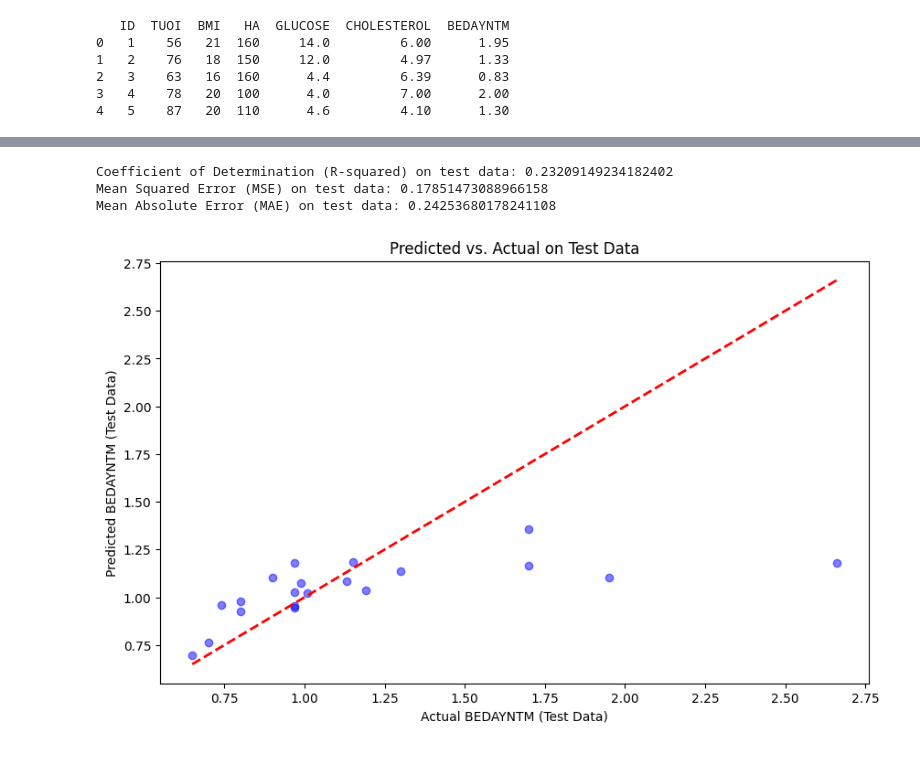
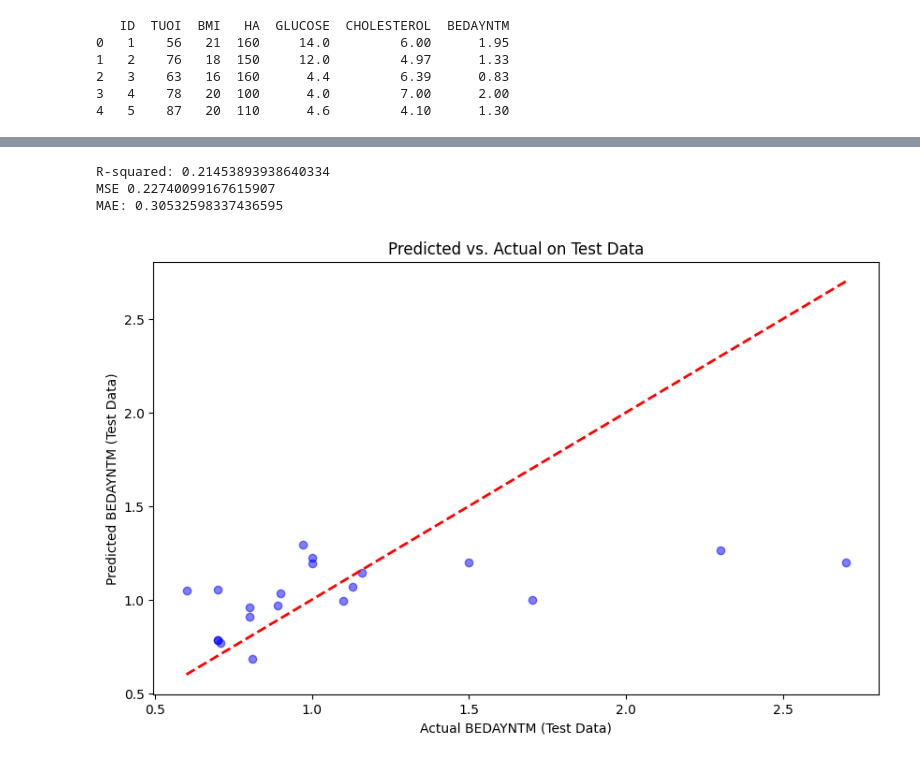
Before and after one commit to yuk068/machine-learning-mat3533, a Jupyter notebook: Jupyter/lr-assignment/example4_medical.ipynb, the cells around one changed output, grey strips where cells are left out. Cells and saved outputs as stored; diff of their text form; code cells hidden in the pictures.

```diff
--- a/Jupyter/lr-assignment/example4_medical.ipynb
+++ b/Jupyter/lr-assignment/example4_medical.ipynb
@@ -23,20 +23,20 @@ print(medical_data.head())
 3   4    78   20  100      4.0         7.00      2.00
 4   5    87   20  110      4.6         4.10      1.30
 # %%
-# # Subset the first 80 data points for training
-# training_data = medical_data.iloc[:80].copy()
+# Subset the first 80 data points for training
+training_data = medical_data.iloc[:80].copy()
 
-# X_train = training_data[['TUOI', 'BMI', 'HA', 'GLUCOSE', 'CHOLESTEROL']].values
-# y_train = training_data['BEDAYNTM'].values
+X_train = training_data[['TUOI', 'BMI', 'HA', 'GLUCOSE', 'CHOLESTEROL']].values
+y_train = training_data['BEDAYNTM'].values
 
-# # Subset the remaining 20 data points for testing
-# test_data = medical_data.iloc[80:].copy()
+# Subset the remaining 20 data points for testing
+test_data = medical_data.iloc[80:].copy()
 
-# X_test = test_data[['TUOI', 'BMI', 'HA', 'GLUCOSE', 'CHOLESTEROL']].values
-# y_test = test_data['BEDAYNTM'].values
+X_test = test_data[['TUOI', 'BMI', 'HA', 'GLUCOSE', 'CHOLESTEROL']].values
+y_test = test_data['BEDAYNTM'].values
 # %%
-X = medical_data[['TUOI', 'BMI', 'HA', 'GLUCOSE', 'CHOLESTEROL']].values
-y = medical_data['BEDAYNTM'].values
+# X = medical_data[['TUOI', 'BMI', 'HA', 'GLUCOSE', 'CHOLESTEROL']].values
+# y = medical_data['BEDAYNTM'].values
 
-# Split the data into training and testing sets using train_test_split
-X_train, X_test, y_train, y_test = train_test_split(X, y, test_size=0.2, random_state=42)
+# # Split the data into training and testing sets using train_test_split
+# X_train, X_test, y_train, y_test = train_test_split(X, y, test_size=0.2, random_state=42)
@@ -43,31 +76,33 @@ X_train, X_test, y_train, y_test = train_test_split(X, y, test_size=0.2, random_
 # %%
-# Method: sklearn linear regression
-regr = linear_model.LinearRegression(fit_intercept=True)  # fit_intercept=False for no bias
+# Method 2: sklearn linear regression
+
+# Train the model
+regr = linear_model.LinearRegression(fit_intercept=True)
 regr.fit(X_train, y_train)
 
 # Predict on the test set
-y_pred_test = regr.predict(X_test)
+y_pred = regr.predict(X_test)
 
 # Evaluate the model on the test set
-r2 = r2_score(y_test, y_pred_test)
-print("Coefficient of Determination (R-squared) on test data:", r2)
+r2 = r2_score(y_test, y_pred)
+print("R-squared:", r2)
 
-mse = mean_squared_error(y_test, y_pred_test)
-print("Mean Squared Error (MSE) on test data:", mse)
+mse = mean_squared_error(y_test, y_pred)
+print("MSE", mse)
 
-mae = mean_absolute_error(y_test, y_pred_test)
-print("Mean Absolute Error (MAE) on test data:", mae)
+mae = mean_absolute_error(y_test, y_pred)
+print("MAE:", mae)
 
 # Plot the test results (Predicted vs. Actual)
 plt.figure(figsize=(10, 6))
 plt.scatter(y_test, y_pred_test, color='blue', alpha=0.5)
 plt.xlabel('Actual BEDAYNTM (Test Data)')
 plt.ylabel('Predicted BEDAYNTM (Test Data)')
 plt.title('Predicted vs. Actual on Test Data')
 plt.plot([min(y_test), max(y_test)], [min(y_test), max(y_test)], color='red', linestyle='--', lw=2)  # Reference line
 plt.show()
 # %% [output]
-Coefficient of Determination (R-squared) on test data: 0.23209149234182402
-Mean Squared Error (MSE) on test data: 0.17851473088966158
-Mean Absolute Error (MAE) on test data: 0.24253680178241108
+R-squared: 0.21453893938640334
+MSE 0.22740099167615907
+MAE: 0.30532598337436595
-[figure, old version]
+[figure, new version]
```
Also changed, not shown: parts of 1 cell of this notebook, 4 other files.
